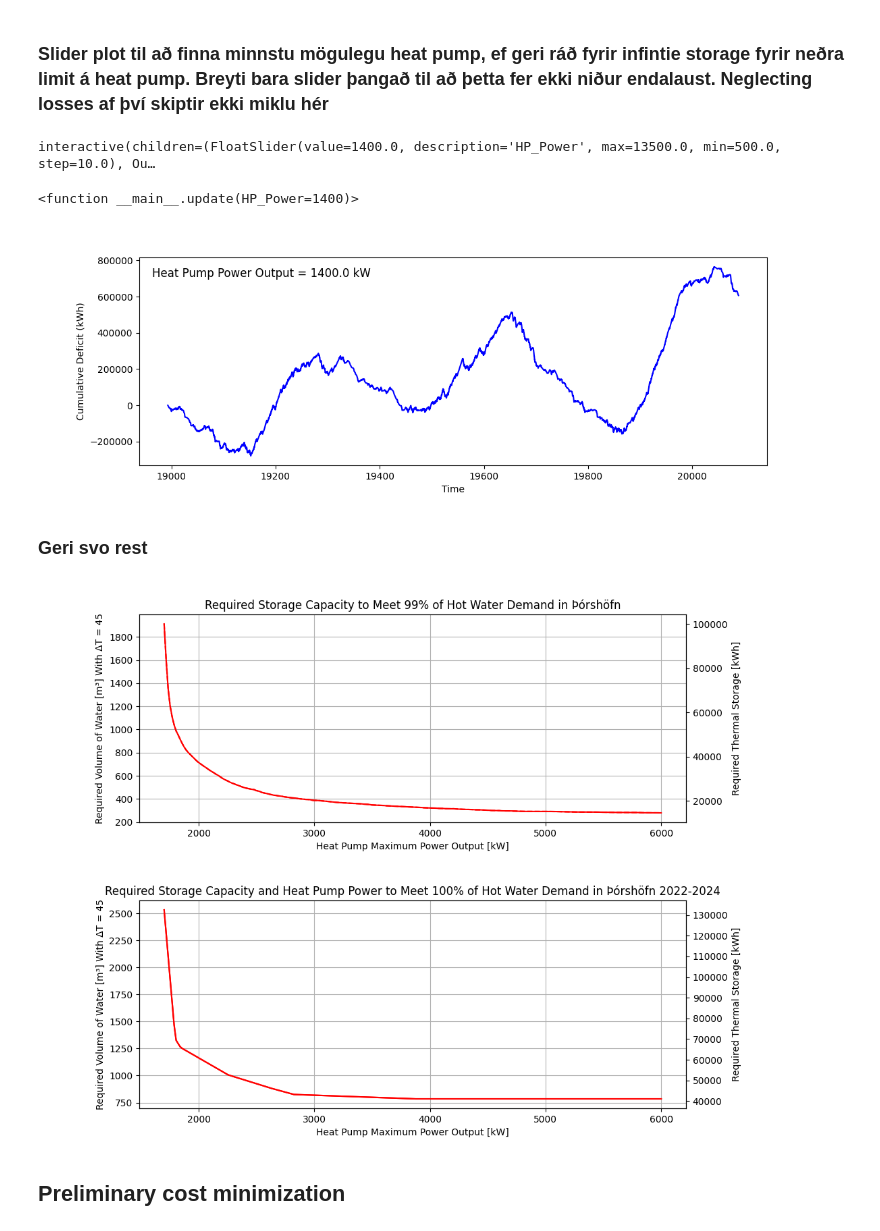
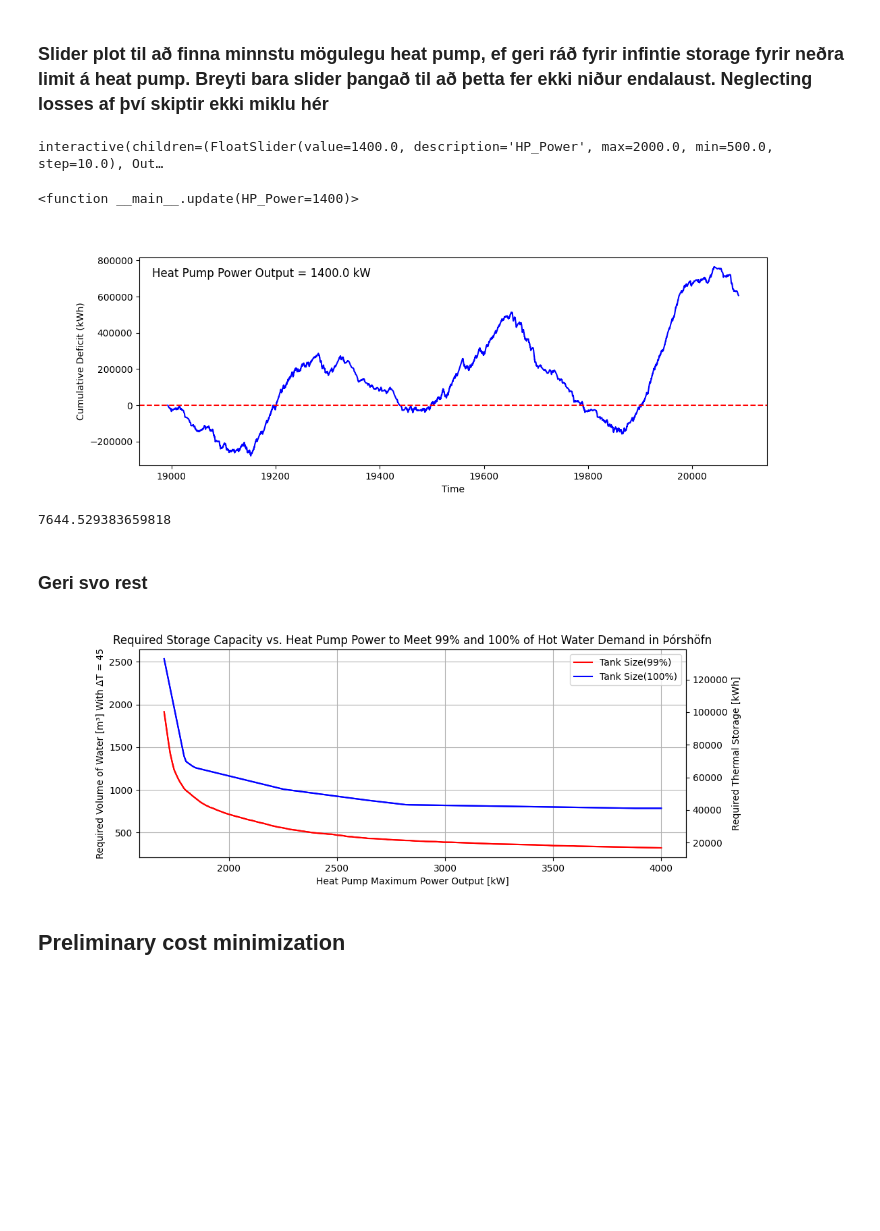
Before and after one commit to arnargylfi/Meistaraverkefni, a Jupyter notebook: Python/Main.ipynb, the cells around one changed output. Drawn from its saved outputs; the diff is of its cells as text; code cells hidden in the pictures; blank space fills up the shorter version.

```diff
--- a/Python/Main.ipynb
+++ b/Python/Main.ipynb
@@ -807,6 +823,7 @@ fig, ax = plt.subplots(figsize=(12, 4))
 line, = ax.plot([], [], label='Cumulative Deficit', color='blue')
 ax.set_xlabel('Time')
 ax.set_ylabel('Cumulative Deficit (kWh)')
+ax.axhline(0, color='red', linestyle='--', label='Zero Line')
 text_handle = ax.text(0.02, 0.95, '', transform=ax.transAxes, fontsize=12, verticalalignment='top')
 def update(HP_Power=1400):
     wind_power_kW = Power_MW * 1000
@@ -818,11 +835,15 @@ def update(HP_Power=1400):
     ax.autoscale_view()
     fig.canvas.draw_idle()
 
-interact(update, HP_Power=FloatSlider(min=500, max=COP*4500, step=10, value=1400))
+interact(update, HP_Power=FloatSlider(min=500, max=2000, step=10, value=1400))
 # %% [output]
-interactive(children=(FloatSlider(value=1400.0, description='HP_Power', max=13500.0, min=500.0, step=10.0), Ou…
+interactive(children=(FloatSlider(value=1400.0, description='HP_Power', max=2000.0, min=500.0, step=10.0), Out…
 <function __main__.update(HP_Power=1400)>
-[figure, old version]
+[figure, new version]
+# %%
+kWh_to_m3(400000,45)
+# %% [output]
+7644.529383659818
 # %% [markdown]
 ### Geri svo rest
 # %%
@@ -846,65 +867,53 @@ def tank_size_for_heat_pump(HP_Power, COP, power_in, hourly_loss=0.084/100,perce
 
 
 n_points = 250
-HP_power = np.linspace(1700, 6000, n_points)  # Range of heat pump powers to test
+HP_power = np.linspace(1700, 4000, n_points)  # Range of heat pump powers to test
 COP = 3
 power_in = Power_MW * 1000  # Convert MW to kW for the input power
 hourly_loss=0.084/100
 percent_covered=99
 
 tank_sizeskWh99 = np.zeros_like(HP_power)
 tank_sizesm399 = np.zeros_like(HP_power)
 
 tank_sizeskWh100 = np.zeros_like(HP_power)
 tank_sizesm3100 = np.zeros_like(HP_power)
 
 for i in range(len(HP_power)):
     tank_sizeskWh99[i] = tank_size_for_heat_pump(HP_power[i], COP, power_in, hourly_loss,percent_covered)
     tank_sizesm399[i] = kWh_to_m3(tank_size_for_heat_pump(HP_power[i], COP, power_in, hourly_loss,percent_covered),45)
     tank_sizeskWh100[i] = tank_size_for_heat_pump(HP_power[i], COP, power_in, hourly_loss,100)
     tank_sizesm3100[i] = kWh_to_m3(tank_size_for_heat_pump(HP_power[i], COP, power_in, hourly_loss,100),45)
 
 fig, ax1 = plt.subplots(figsize=(12, 4))
 
 # Plot m³ on left y-axis
-ax1.plot(HP_power, tank_sizesm399, color='red', label='Tank Size [m³]')
+ax1.plot(HP_power, tank_sizesm399, color='red', label='Tank Size(99%)')
+ax1.plot(HP_power, tank_sizesm3100, color='blue', label='Tank Size(100%)')
 ax1.set_ylabel('Required Volume of Water [m³] With ΔT = 45')
 ax1.tick_params(axis='y')
 
 # Add right y-axis for kWh
 ax2 = ax1.twinx()
-ax2.plot(HP_power, tank_sizeskWh99, color='red', linestyle='--', label='Tank Size [kWh] ()')
+ax2.plot(HP_power, tank_sizeskWh99, color='red')
+ax2.plot(HP_power, tank_sizeskWh100, color='blue')
 ax2.set_ylabel('Required Thermal Storage [kWh]')
 ax2.tick_params(axis='y')
 
-# Common X-axis label and title
+# X-axis label and title
 ax1.set_xlabel('Heat Pump Maximum Power Output [kW]')
-ax1.set_title(f'Required Storage Capacity to Meet 99% of Hot Water Demand in Þórshöfn')
+ax1.set_title('Required Storage Capacity vs. Heat Pump Power to Meet 99% and 100% of Hot Water Demand in Þórshöfn')
+
+# Create combined legend
+lines1, labels1 = ax1.get_legend_handles_labels()
+lines2, labels2 = ax2.get_legend_handles_labels()
+ax1.legend(lines1 + lines2, labels1 + labels2, loc='upper right')
+
 ax1.grid(True)
-fig.subplots_adjust(right=0.8)  # increase right hand margin
+fig.subplots_adjust(right=0.8)
 plt.show()
-fig, ax1 = plt.subplots(figsize=(12, 4))
-# Plot m³ on left y-axis
-ax1.plot(HP_power, tank_sizesm3100, color='red', label='Tank Size [m³]')
-ax1.set_ylabel('Required Volume of Water [m³] With ΔT = 45')
-ax1.tick_params(axis='y')
-
-# Add right y-axis for kWh
-ax2 = ax1.twinx()
-ax2.plot(HP_power, tank_sizeskWh100, color='red', label='Tank Size [kWh] ()')
-ax2.set_ylabel('Required Thermal Storage [kWh]')
-ax2.tick_params(axis='y')
-ax2.yaxis.set_major_locator(ticker.MultipleLocator(10000))
-
-# Common X-axis label and title
-ax1.set_xlabel('Heat Pump Maximum Power Output [kW]')
-ax1.set_title(f'Required Storage Capacity and Heat Pump Power to Meet 100% of Hot Water Demand in Þórshöfn 2022-2024')
-ax1.grid(True)
-fig.subplots_adjust(right=0.8)  # increase right hand margin
-plt.show()
 # %% [output]
-[figure, old version]
+[figure, new version]
-[figure, removed]
 # %% [markdown]
 ## Preliminary cost minimization
 # %%
```
Also changed, not shown: parts of 15 cells of this notebook, 18 other files.
